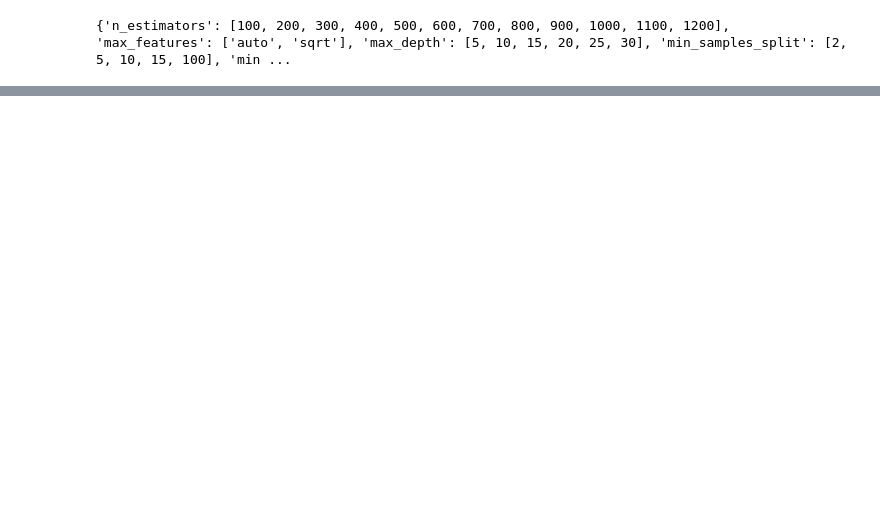
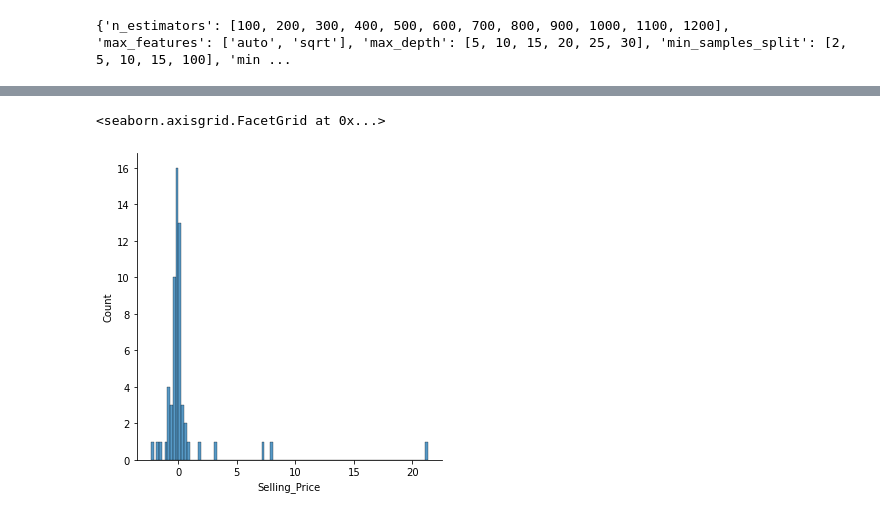
Before and after one commit to koruxio/car-price-prediction, a Jupyter notebook: car-price-prediction.ipynb, the cells around one changed output, grey strips where cells are left out. Drawn from its saved outputs; the diff is of its cells as text; code cells hidden in the pictures; blank space fills up the shorter version.

```diff
--- a/car-price-prediction.ipynb
+++ b/car-price-prediction.ipynb
@@ -218,3 +219,5 @@ RandomizedSearchCV(cv=5, estimator=RandomForestRegressor(), n_jobs=1,
                                                          1200]},
                    random_state=42, scoring='neg_mean_squared_error',
                    verbose=2)
+# %%
+predictions = rf_random.predict(X_test)
@@ -220,0 +238,5 @@ RandomizedSearchCV(cv=5, estimator=RandomForestRegressor(), n_jobs=1,
+# %%
+sns.displot(y_test-predictions)
+# %% [output]
+<seaborn.axisgrid.FacetGrid at 0x...>
+[figure, added]
```
Also changed, not shown: parts of 7 cells of this notebook, 2 other files.
